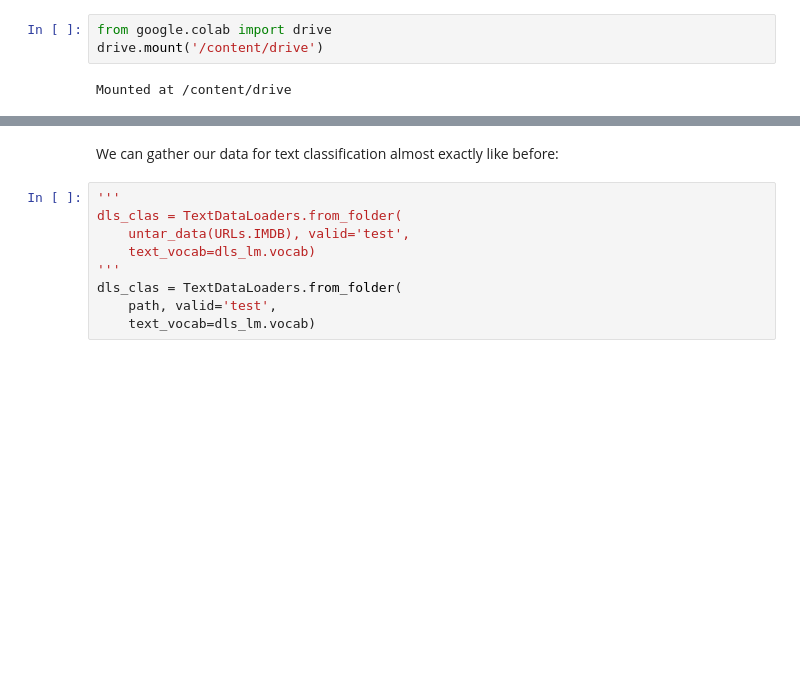
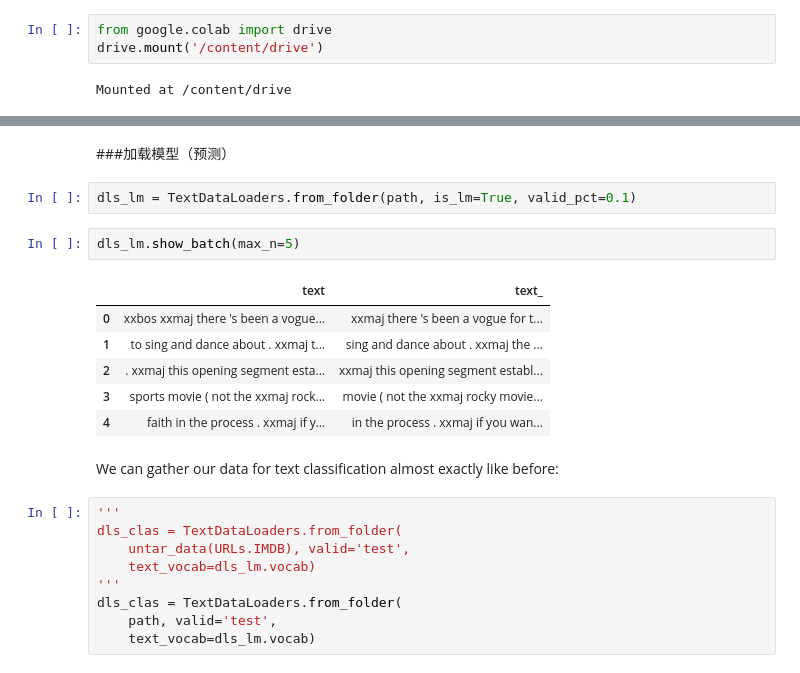
Before and after one commit to hlf401/nlpbook, a Jupyter notebook: ch02.ipynb, the cells around one changed output, grey strips where cells are left out. Cells and saved outputs as stored; diff of their text form; blank space fills up the shorter version.

```diff
--- a/ch02.ipynb
+++ b/ch02.ipynb
@@ -475,5 +475,18 @@ print("abc")
 abc
 (#4) [Path('/root/.fastai/data/imdb/train/labeledBow.feat'),Path('/root/.fastai/data/imdb/train/unsupBow.feat'),Path('/root/.fastai/data/imdb/train/pos'),Path('/root/.fastai/data/imdb/train/neg')]
+# %% [markdown]
+###加载模型（预测）
+# %%
+dls_lm = TextDataLoaders.from_folder(path, is_lm=True, valid_pct=0.1)
+# %%
+dls_lm.show_batch(max_n=5)
+# %% [output]
+|  | text | text_ |
+| 0 | xxbos xxmaj there 's been a vogue... | xxmaj there 's been a vogue for t... |
+| 1 | to sing and dance about . xxmaj t... | sing and dance about . xxmaj the ... |
+| 2 | . xxmaj this opening segment esta... | xxmaj this opening segment establ... |
+| 3 | sports movie ( not the xxmaj rock... | movie ( not the xxmaj rocky movie... |
+| 4 | faith in the process . xxmaj if y... | in the process . xxmaj if you wan... |
 # %% [markdown]
 We can gather our data for text classification almost exactly like before:
 # %%
```
Also changed, not shown: parts of 10 cells of this notebook.
